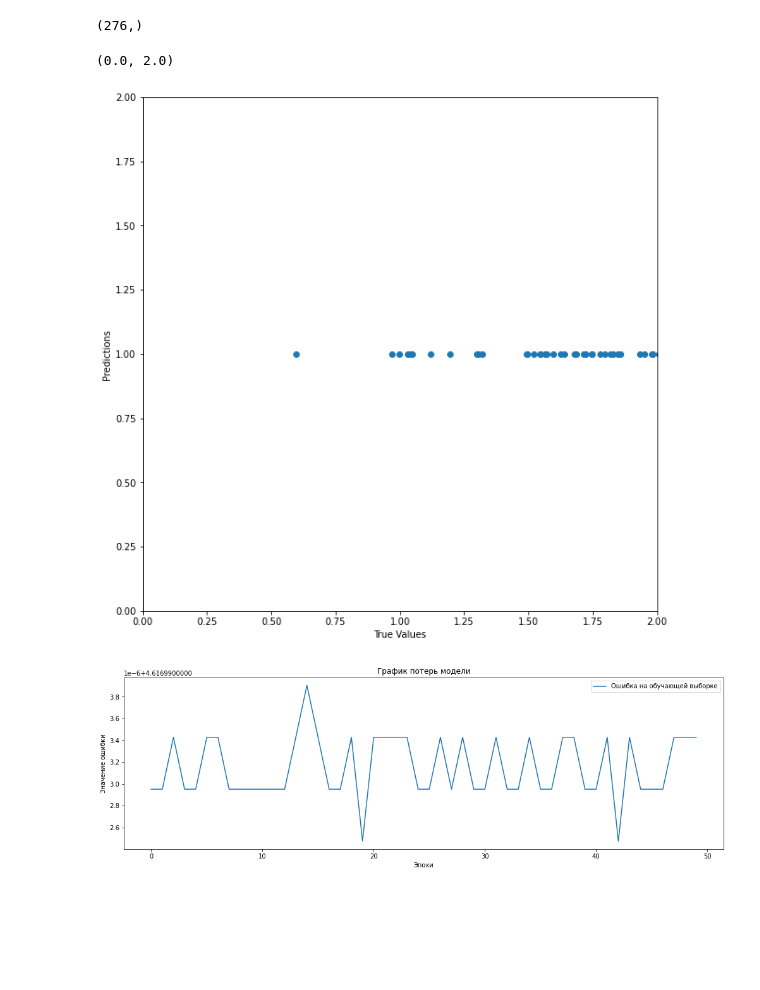
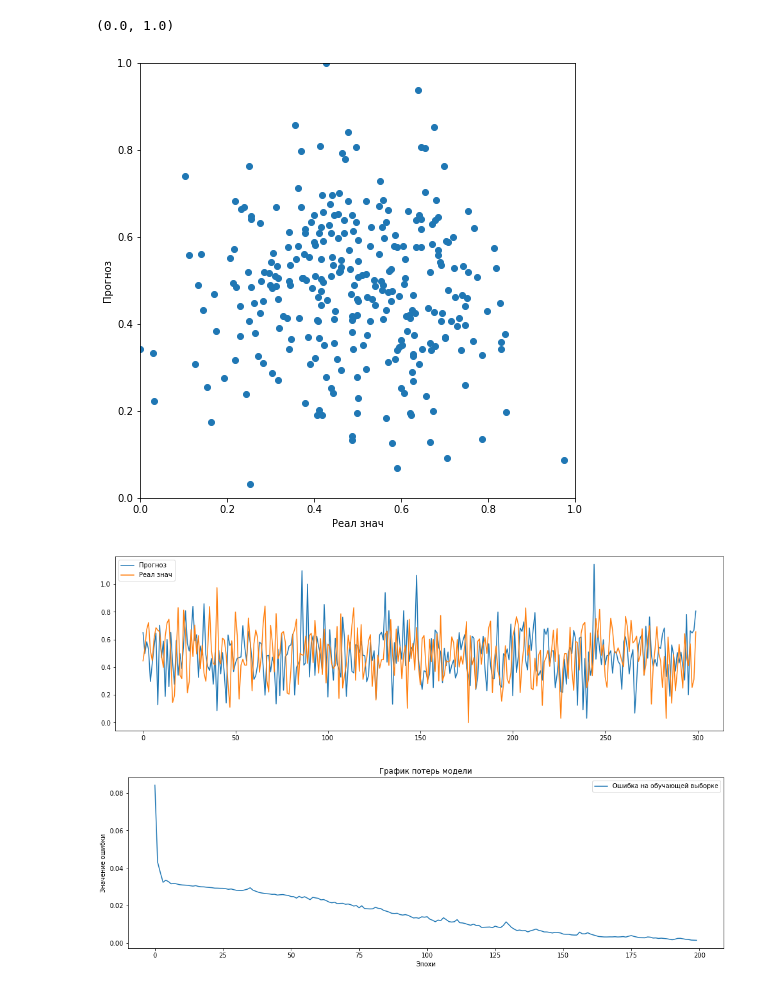
Before and after one commit to Mitrich500/My-scripts, a Jupyter notebook: ВКР_нейрон сеть.ipynb, the cells around one changed output. Drawn from its saved outputs; the diff is of its cells as text; code cells hidden in the pictures; blank space fills up the shorter version.

```diff
--- a/ВКР_нейрон сеть.ipynb
+++ b/ВКР_нейрон сеть.ipynb
@@ -20,7 +20,7 @@ import warnings
 warnings.filterwarnings("ignore")
 # %%
 #Загрузка нормализованного датасета
-dataset_norm=pd.read_excel('General_clear.xlsx')
+dataset_norm=pd.read_excel('General_norm.xlsx')
 dataset_norm.drop(['Unnamed: 0'],axis=1,inplace=True)
 dataset_norm.head(10)
 # %% [output]
@@ -85,13 +96,13 @@ y_test.shape
 model = Sequential() # тип нейронной сети
 # количество слоёв и нейронов в каждом слое, функции активации
 model.add(Dense(units=128, input_dim=12, activation='relu'))#указана размерность данных для первого слоя
-model.add(Dense(units=256, activation='relu'))
-model.add(Dense(units=256, activation='relu'))
+model.add(Dense(units=128, activation='relu'))
 model.add(Dense(units=64, activation='relu'))
-model.add(Dropout(0.2))
-model.add(Dense(units=1, activation='softmax'))
+model.add(Dense(units=32, activation='relu'))
+model.add(Dense(units=16, activation='relu'))
+model.add(Dense(units=1))
 #компиляция нейронной сети
 model.compile(optimizer='Adam',loss='mean_squared_error',metrics=['accuracy'])
 #обучение нейронной сети
-trayning_NN=model.fit(x_train,y_train,batch_size=128, epochs=50, verbose=1)
+trayning_NN=model.fit(x_train,y_train,batch_size=128, epochs=200, verbose=1)
 # %% [output]
@@ -162,5 +173,4 @@ test_NN=model.evaluate(x_test, y_test, batch_size=128)
 # %%
 #тестирование нейронной сети с помощью предиктора
-test_NN_prediction=model.predict(x_test,batch_size=128)
-test_NN_prediction.shape
+test_NN_prediction=model.predict(x_test)
 # %% [output]
@@ -169,28 +178,31 @@ test_NN_prediction.shape
-# %%
-y_test.shape
-# %% [output]
-(276,)
 # %%
-plt.figure(figsize = (10,12))
+plt.figure(figsize = (8,8))
 a = plt.axes(aspect = 'equal')
 plt.scatter(y_test,test_NN_prediction)
-plt.xlabel('True Values')
-plt.ylabel('Predictions')
-lims = [0, 2]
+plt.xlabel('Реал знач')
+plt.ylabel('Прогноз')
+lims = [0, 1]
 plt.xlim(lims)
 plt.ylim(lims)
 # %% [output]
-(0.0, 2.0)
+(0.0, 1.0)
-[figure, old version]
+[figure, new version]
+# %%
+plt.figure(figsize = (17,5))
+plt.plot(test_NN_prediction, label='Прогноз')
+plt.plot(y_test.values, label='Реал знач')
+plt.legend(loc='upper left')
+plt.show()
+# %% [output]
+[figure, added]
 # %%
 #График потерь на тренировочной и тестовой выборках
 plt.figure(figsize = (17,5))
-plt.plot(trayning_NN.history['loss'],
-label = 'ошибка на обучающей выборке')
+plt.plot(trayning_NN.history['loss'],label = 'ошибка на обучающей выборке')
 plt.title('График потерь модели')
 plt.ylabel('Значение ошибки')
 plt.xlabel('Эпохи')
 plt.legend(['Oшибка на обучающей выборке', 'Ошибка на тестовой выборке'], loc='best')
 plt.show()
 # %% [output]
-[figure, old version]
+[figure, new version]
```
Also changed, not shown: parts of 10 cells of this notebook, 6 other files.
